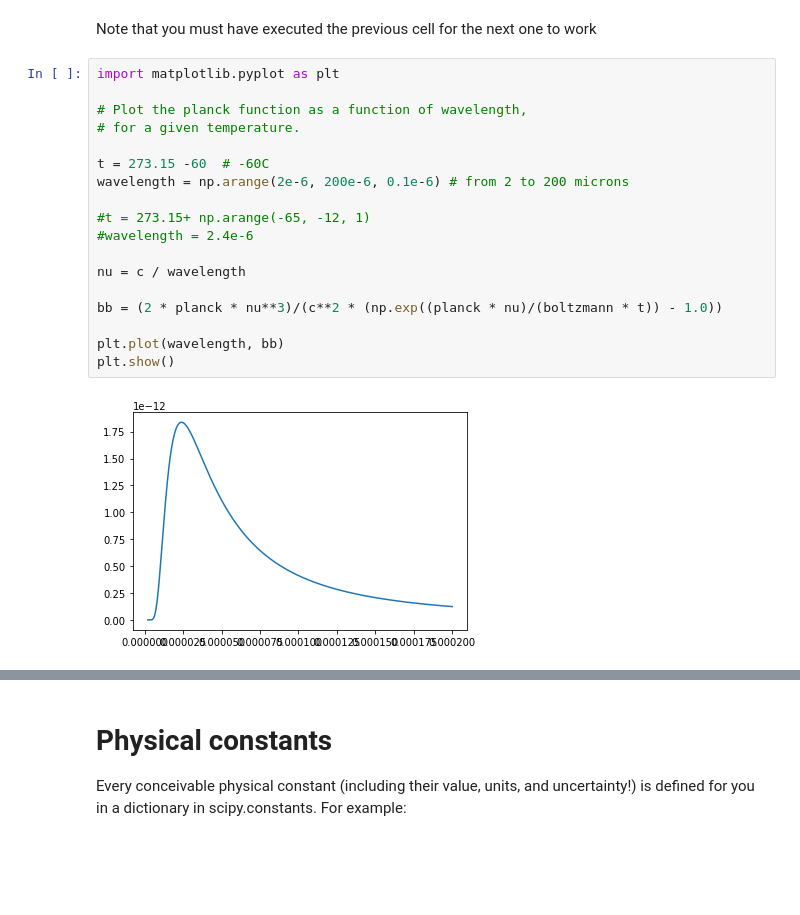
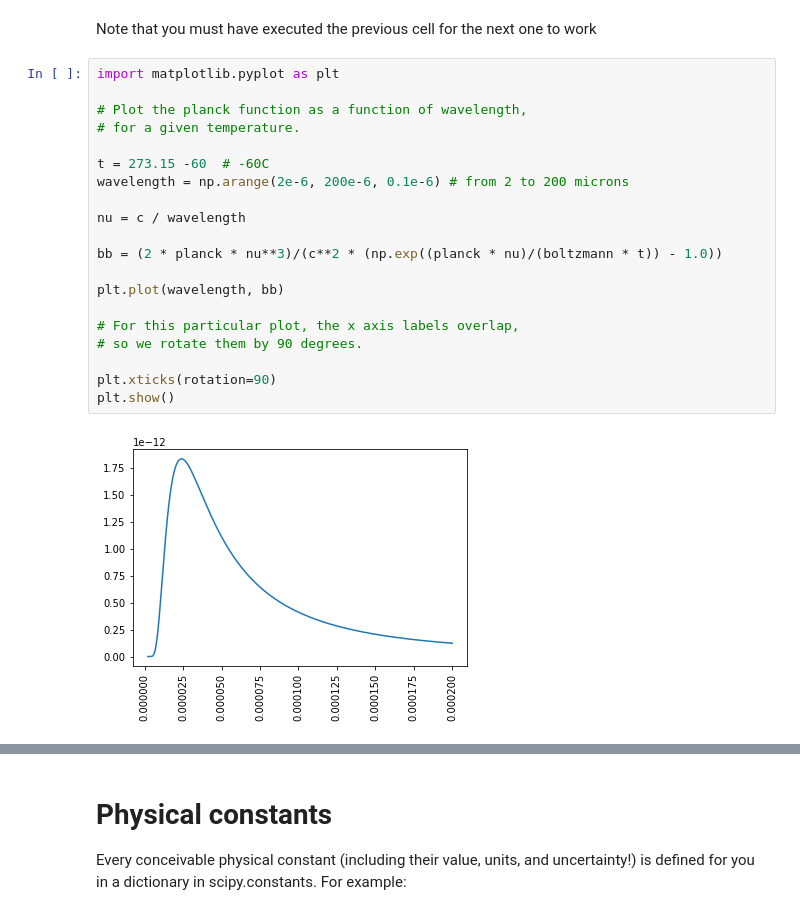
Before and after one commit to phys3112/intro, a Jupyter notebook: intro.ipynb, the cells around one changed output, grey strips where cells are left out. Saved outputs shown, nothing was run; the diff lists cells and outputs as text; blank space fills up the shorter version.

```diff
--- a/intro.ipynb
+++ b/intro.ipynb
@@ -723,23 +742,25 @@ Note that you must have executed the previous cell for the next one to work
 # %%
 import matplotlib.pyplot as plt
 
 # Plot the planck function as a function of wavelength,
 # for a given temperature.
 
 t = 273.15 -60  # -60C
 wavelength = np.arange(2e-6, 200e-6, 0.1e-6) # from 2 to 200 microns
 
-#t = 273.15+ np.arange(-65, -12, 1)
-#wavelength = 2.4e-6
-
 nu = c / wavelength
 
 bb = (2 * planck * nu**3)/(c**2 * (np.exp((planck * nu)/(boltzmann * t)) - 1.0))
 
 plt.plot(wavelength, bb)
+
+# For this particular plot, the x axis labels overlap,
+# so we rotate them by 90 degrees.
+
+plt.xticks(rotation=90)
 plt.show()
 # %% [output]
-[figure, old version]
+[figure, new version]
 # %%
 # This example models (crudely) the temperature of the
 # earth as it reaches equilibrium with the radiation from the sun.
```
Also changed, not shown: parts of 30 cells of this notebook.
